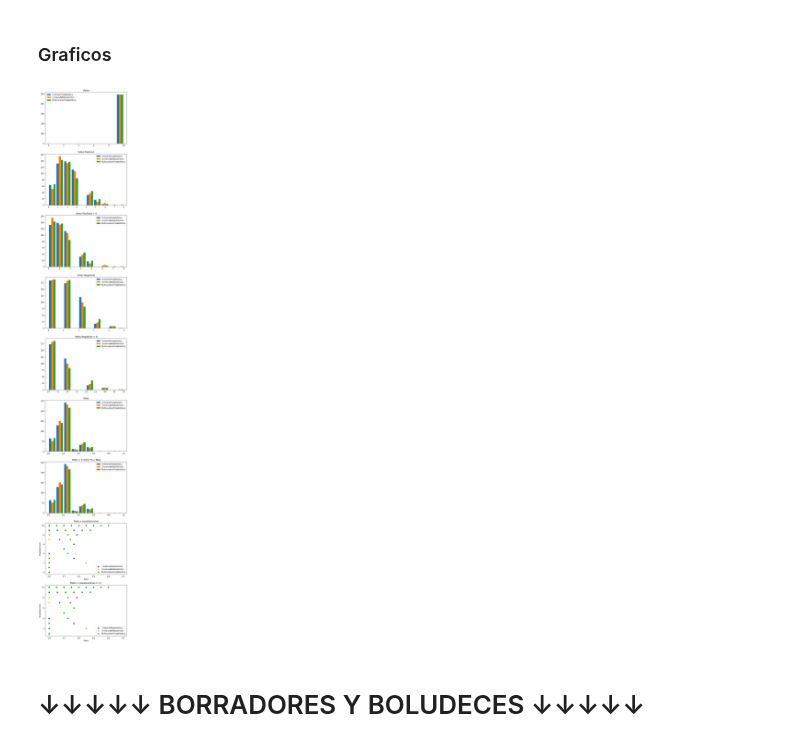
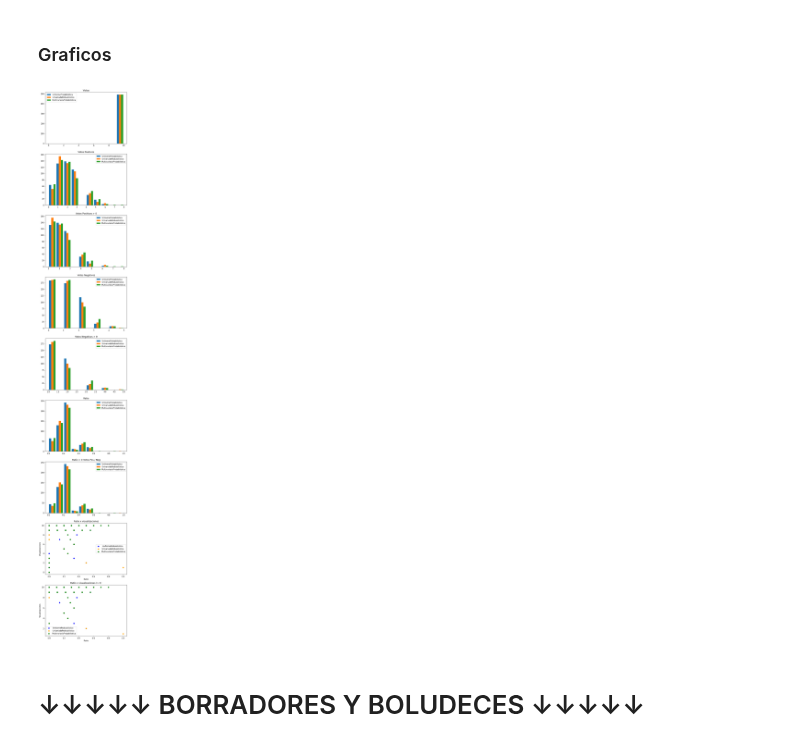
Before and after one commit to MariannoSalgado/Simulacion-RS, a Jupyter notebook: Modelado de opiniones y su impacto en la generación de consensos y disensos en una plataforma de CrowdSourcing.ipynb, the cells around one changed output. Drawn from its saved outputs; the diff is of its cells as text; code cells hidden in the pictures.

```diff
--- a/Modelado de opiniones y su impacto en la generación de consensos y disensos en una plataforma de CrowdSourcing.ipynb
+++ b/Modelado de opiniones y su impacto en la generación de consensos y disensos en una plataforma de CrowdSourcing.ipynb
@@ -1156,58 +1142,45 @@ ax[5].hist([UniformeProbabilistica.Ratio,UnivariadaProbabilistica.Ratio,Multivar
 ax[5].legend(loc='best')
 ax[5].title.set_text ("Ratio")
 
 # D2. Distribución de rates para ideas que tengan al menos 1 votos pos o neg
+FiltradaUniforme = pd.DataFrame(columns=['ID', 'Opinion', 'VotosPos', 'VotosNeg', 'Vistas', 'Ratio'])
+FiltradaUnivariada = pd.DataFrame(columns=['ID', 'Opinion', 'VotosPos', 'VotosNeg', 'Vistas', 'Ratio'])
+FiltradaMultivariada = pd.DataFrame(columns=['ID', 'Opinion', 'VotosPos', 'VotosNeg', 'Vistas', 'Ratio'])
 for i in UniformeProbabilistica.index:
-    FiltradaUniforme = UniformeProbabilistica.copy ()
-    if FiltradaUniforme.at [i, 'VotosPos'] > 0 or FiltradaUniforme.at [i, 'VotosNeg'] > 0:
-        pass
-    else:
-        FiltradaUniforme.drop (i, inplace = True)
-
+    if UniformeProbabilistica.at [i, 'VotosPos'] > 0 or UniformeProbabilistica.at [i, 'VotosNeg'] > 0:
+        FiltradaUniforme.at [i] = UniformeProbabilistica.at [i, 'ID'], UniformeProbabilistica.at [i, 'Opinion'], UniformeProbabilistica.at [i, 'VotosPos'], UniformeProbabilistica.at [i, 'VotosNeg'], UniformeProbabilistica.at [i, 'Vistas'], UniformeProbabilistica.at [i, 'Ratio']
 for i in UnivariadaProbabilistica.index:
-    FiltradaUnivariada = UnivariadaProbabilistica.copy ()
-    if FiltradaUnivariada.at [i, 'VotosPos'] >= 1 or FiltradaUnivariada.at [i, 'VotosNeg'] >= 1:
-        pass
-    else:
-        FiltradaUnivariada.drop (i, inplace = True)
-
+    if UnivariadaProbabilistica.at [i, 'VotosPos'] > 0 or UnivariadaProbabilistica.at [i, 'VotosNeg'] > 0:
+        FiltradaUnivariada.at [i] = UnivariadaProbabilistica.at [i, 'ID'], UnivariadaProbabilistica.at [i, 'Opinion'], UnivariadaProbabilistica.at [i, 'VotosPos'], UnivariadaProbabilistica.at [i, 'VotosNeg'], UnivariadaProbabilistica.at [i, 'Vistas'], UnivariadaProbabilistica.at [i, 'Ratio']
 for i in MultivariadaProbabilistica.index:
-    FiltradaMultivariada = MultivariadaProbabilistica.copy ()
-    if FiltradaMultivariada.at [i, 'VotosPos'] >= 1 or FiltradaMultivariada.at [i, 'VotosNeg'] >= 1:
-        pass
-    else:
-        FiltradaMultivariada.drop (i, inplace = True)
-
+    if MultivariadaProbabilistica.at [i, 'VotosPos'] > 0 or MultivariadaProbabilistica.at [i, 'VotosNeg'] > 0:
+        FiltradaMultivariada.at [i] = MultivariadaProbabilistica.at [i, 'ID'], MultivariadaProbabilistica.at [i, 'Opinion'], MultivariadaProbabilistica.at [i, 'VotosPos'], MultivariadaProbabilistica.at [i, 'VotosNeg'], MultivariadaProbabilistica.at [i, 'Vistas'], MultivariadaProbabilistica.at [i, 'Ratio']
 ax[6].hist([FiltradaUniforme.Ratio,FiltradaUnivariada.Ratio,FiltradaMultivariada.Ratio],
          label=['UniformeProbabilistica', 'UnivariadaProbabilistica', 'MultivariadaProbabilistica'],rwidth=0.85)
 ax[6].legend(loc='best')
 ax[6].title.set_text ("Ratio > 0 Votos Pos / Neg")
 
 # E1. Distribución de rates x visualizaciones
 ax[7].scatter(UniformeProbabilistica.Ratio, UniformeProbabilistica.Vistas, color='blue', label = ' UniformeProbabilistica')
-
 ax[7].scatter(UnivariadaProbabilistica.Ratio, UnivariadaProbabilistica.Vistas, color='orange', label = 'UnivariadaProbabilistica')
-
 ax[7].scatter(MultivariadaProbabilistica.Ratio, MultivariadaProbabilistica.Vistas, color='green', label= 'MultivariadaProbabilistica')
-ax[7].legend(loc = 'lower right')
+ax[7].legend(loc = 'best')
 ax[7].set_xlabel('Ratio')
 ax[7].set_ylabel('Visualizaciones')
 ax[7].title.set_text ('Ratio x visualizaciones')
 
 # E2. Distribución de rates x visualizaciones (restringiendo ideas con al menos 1 voto pos o neg)
 ax[8].scatter(FiltradaUniforme.Ratio, FiltradaUniforme.Vistas, color='blue', label = ' UniformeProbabilistica')
-
 ax[8].scatter(FiltradaUnivariada.Ratio, FiltradaUnivariada.Vistas, color='orange', label = 'UnivariadaProbabilistica')
-
 ax[8].scatter(FiltradaMultivariada.Ratio, FiltradaMultivariada.Vistas, color='green', label= 'MultivariadaProbabilistica')
-ax[8].legend(loc = 'lower right')
+ax[8].legend(loc = 'best')
 ax[8].set_xlabel('Ratio')
 ax[8].set_ylabel('Visualizaciones')
 ax[8].title.set_text ('Ratio x visualizaciones (> 0)')
 
 # plt.savefig('Modelo Probabilistico [Uniforme, Univariada y Multivariada].png')
 # %% [output]
-[figure, old version]
+[figure, new version]
 # %% [markdown]
 # ↓↓↓↓↓ BORRADORES Y BOLUDECES ↓↓↓↓↓
 # %%
```
Also changed, not shown: parts of 2 cells of this notebook.
